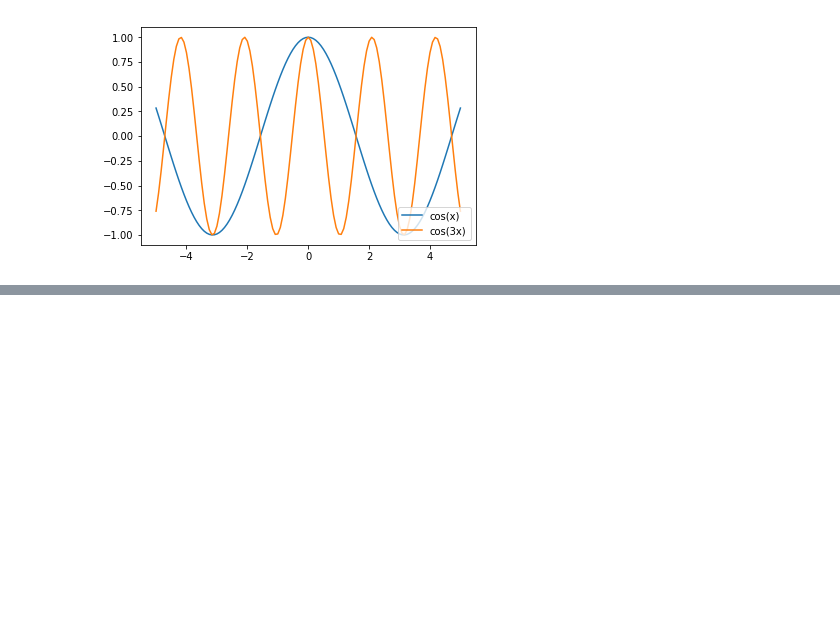
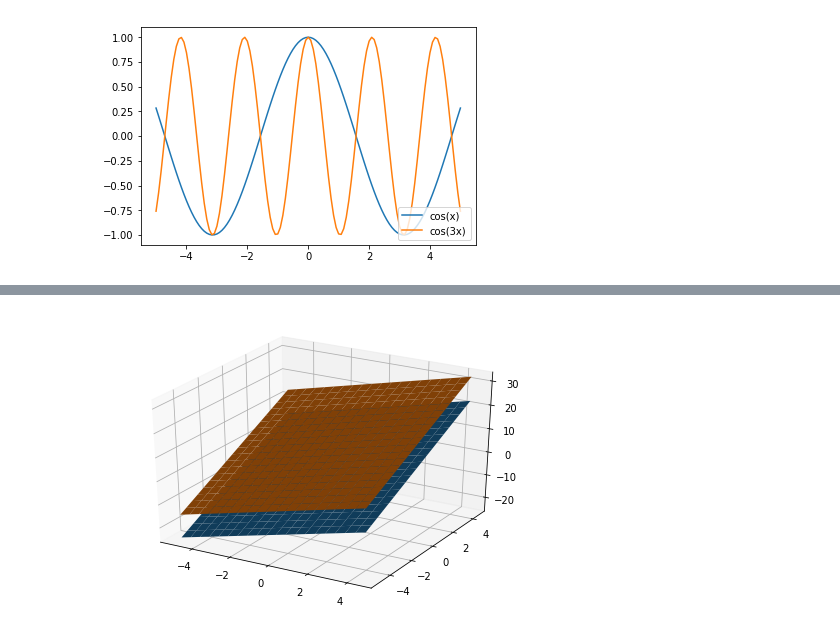
Before and after one commit to meFargot/gu-math, a Jupyter notebook: homework_01.ipynb, the cells around one changed output, grey strips where cells are left out. Cells and saved outputs as stored; diff of their text form; code cells hidden in the pictures; blank space fills up the shorter version.

```diff
--- a/homework_01.ipynb
+++ b/homework_01.ipynb
@@ -20,0 +143,19 @@ plt.legend(loc=4);
+# %%
+fig = figure()
+ax = Axes3D(fig)
+
+X1 = np.arange(-5, 5, 0.5)
+Y1 = np.arange(-5, 5, 0.5)
+X1, Y1 = np.meshgrid(X1, Y1)
+Z1 = 2*X1 + 3*Y1
+
+X2 = np.arange(-5, 5, 0.5)
+Y2 = np.arange(-5, 5, 0.5)
+X2, Y2 = np.meshgrid(X2, Y2)
+Z2 = 2*X2 + 3*Y2 + 10
+
+ax.plot_surface(X1, Y1, Z1)
+ax.plot_surface(X2, Y2, Z2)
+show()
+# %% [output]
+[figure, added]
```
Also changed, not shown: parts of 22 cells of this notebook.
